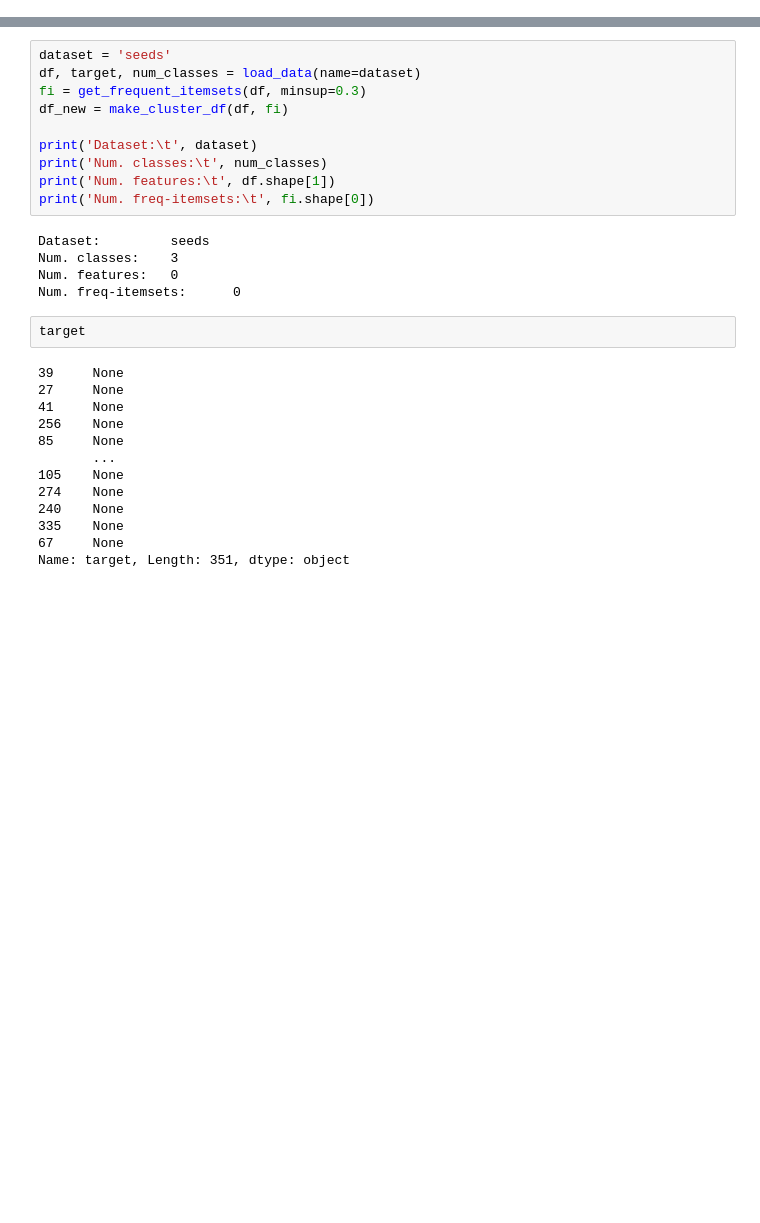
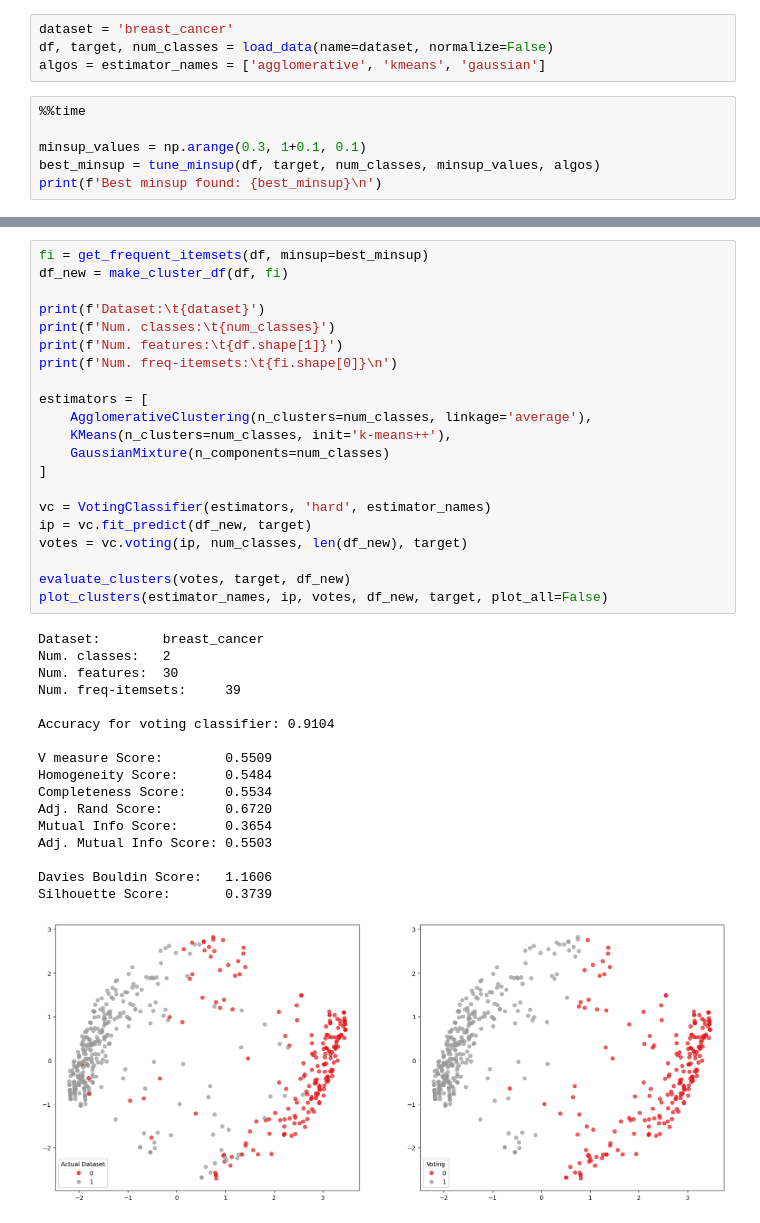
Before and after one commit to siddhantpathakk/FrequentMining, a Jupyter notebook: task4.ipynb, the cells around one changed output, grey strips where cells are left out. Cells and saved outputs as stored; diff of their text form; blank space fills up the shorter version.

```diff
--- a/task4.ipynb
+++ b/task4.ipynb
@@ -11,0 +14,10 @@ from utils.task4_utils import *
+# %%
+dataset = 'breast_cancer'
+df, target, num_classes = load_data(name=dataset, normalize=False)
+algos = estimator_names = ['agglomerative', 'kmeans', 'gaussian']
+# %%
+%%time
+
+minsup_values = np.arange(0.3, 1+0.1, 0.1)
+best_minsup = tune_minsup(df, target, num_classes, minsup_values, algos)
+print(f'Best minsup found: {best_minsup}\n')
@@ -12,30 +29,39 @@ from utils.task4_utils import *
 # %%
-dataset = 'seeds'
-df, target, num_classes = load_data(name=dataset)
-fi = get_frequent_itemsets(df, minsup=0.3)
+fi = get_frequent_itemsets(df, minsup=best_minsup)
 df_new = make_cluster_df(df, fi)
 
-print('Dataset:\t', dataset)
-print('Num. classes:\t', num_classes)
-print('Num. features:\t', df.shape[1])
-print('Num. freq-itemsets:\t', fi.shape[0])
+print(f'Dataset:\t{dataset}')
+print(f'Num. classes:\t{num_classes}')
+print(f'Num. features:\t{df.shape[1]}')
+print(f'Num. freq-itemsets:\t{fi.shape[0]}\n')
+
+estimators = [
+    AgglomerativeClustering(n_clusters=num_classes, linkage='average'),
+    KMeans(n_clusters=num_classes, init='k-means++'),
+    GaussianMixture(n_components=num_classes)
+]
+
+vc = VotingClassifier(estimators, 'hard', estimator_names)
+ip = vc.fit_predict(df_new, target)
+votes = vc.voting(ip, num_classes, len(df_new), target)
+
+evaluate_clusters(votes, target, df_new)
+plot_clusters(estimator_names, ip, votes, df_new, target, plot_all=False)
 # %% [output]
-Dataset:         seeds
-Num. classes:    3
-Num. features:   0
-Num. freq-itemsets:      0
+Dataset:        breast_cancer
+Num. classes:   2
+Num. features:  30
+Num. freq-itemsets:     39
+
+Accuracy for voting classifier: 0.9104
+
+V measure Score:        0.5509
+Homogeneity Score:      0.5484
+Completeness Score:     0.5534
+Adj. Rand Score:        0.6720
+Mutual Info Score:      0.3654
+Adj. Mutual Info Score: 0.5503
+
+Davies Bouldin Score:   1.1606
+Silhouette Score:       0.3739
+[figure, added]
-# %%
-target
-# %% [output]
-39     None
-27     None
-41     None
-256    None
-85     None
-       ...
-105    None
-274    None
-240    None
-335    None
-67     None
-Name: target, Length: 351, dtype: object
```
Also changed, not shown: parts of 9 cells of this notebook.
